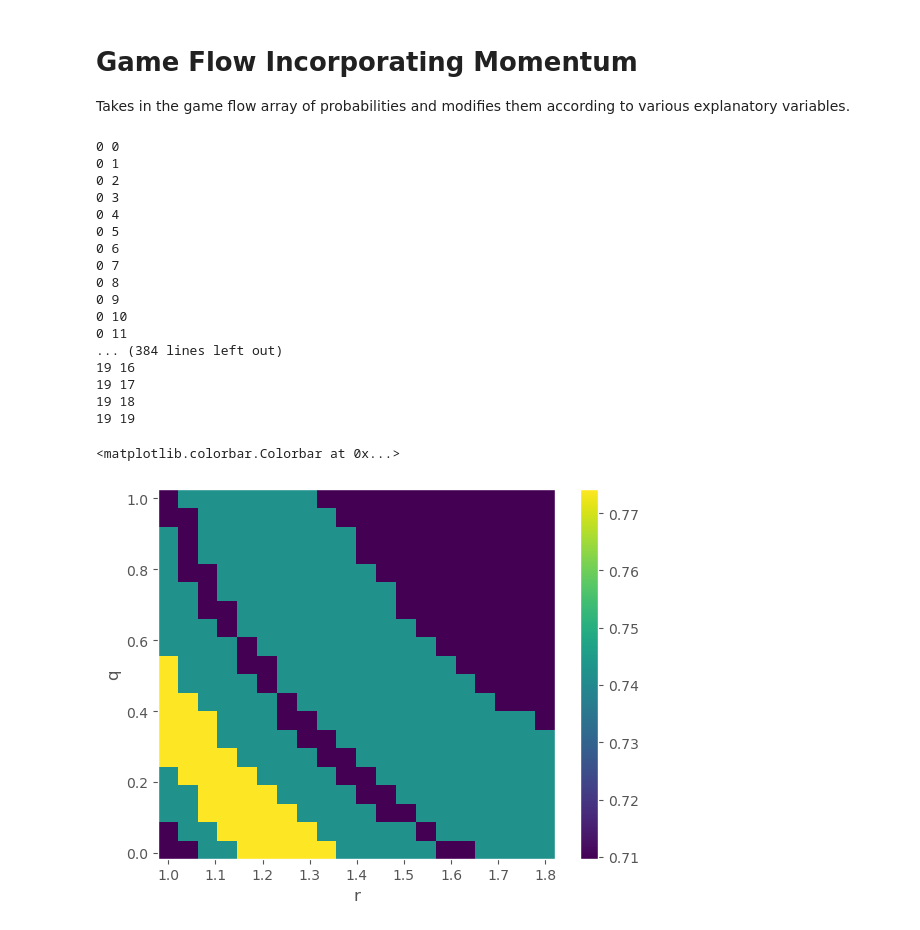
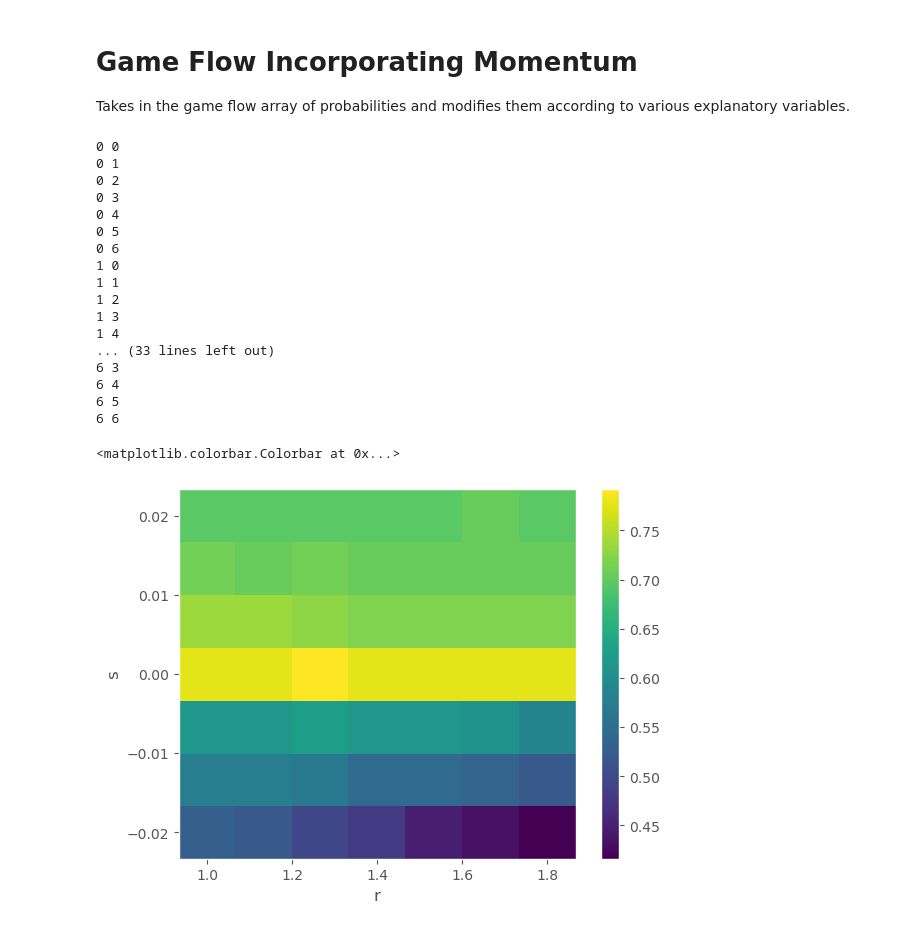
Before and after one commit to Alexkazmirchuk1/Tennis-Data-Analysis-Research, a Jupyter notebook: Main.ipynb, the cells around one changed output. Saved outputs shown, nothing was run; the diff lists cells and outputs as text; code cells hidden in the pictures.

```diff
--- a/Main.ipynb
+++ b/Main.ipynb
@@ -115,7 +115,7 @@ def modify_momentum(match_data, probability_array, player, r=1.3, q=.5):
 
     return probability_array
 
-def modify_momentum_err(match_data, momentum_array, player, s=1.02):
+def modify_momentum_err(match_data, momentum_array, player, s=.01):
     '''
     TODO: docstring describing purpose; inputs.
     '''
@@ -132,9 +132,10 @@ def modify_momentum_err(match_data, momentum_array, player, s=1.02):
         if (unf_err):
             n += 1
 
-        if (n >= 0):
-            array.append (((s**n) - 1) / (s**n) + (1 / (s**n)) * momentum_array[index])
-    return array
+        if n>= 0:
+            momentum_array[index] = momentum_array[index]+s*n
+            #array.append (((s**n) - 1) / (s**n) + (1 / (s**n)) * momentum_array[index])
+    return momentum_array
 # %%
 # 1 - Calculate serve probability (points_on_serves / total serves)
 # 2 - Calculate probability of winning a game from serve probability for each player
@@ -384,14 +385,14 @@ class MarkovChain:
 
         return result_array
 # %%
-FILE = '2023-wimbledon-data.csv'
-if True:
+FILE = '2021-wimbledon-data.csv'
+if False:
     # 2023 Matches
     MATCHES_TO_EXAMINE = ['2023-wimbledon-1301', '2023-wimbledon-1302', '2023-wimbledon-1303', '2023-wimbledon-1304', '2023-wimbledon-1305','2023-wimbledon-1306','2023-wimbledon-1307','2023-wimbledon-1308','2023-wimbledon-1309',
                         '2023-wimbledon-1310','2023-wimbledon-1311','2023-wimbledon-1312','2023-wimbledon-1313','2023-wimbledon-1314','2023-wimbledon-1315','2023-wimbledon-1316','2023-wimbledon-1401','2023-wimbledon-1402',
                         '2023-wimbledon-1403','2023-wimbledon-1404','2023-wimbledon-1405','2023-wimbledon-1406','2023-wimbledon-1407','2023-wimbledon-1408','2023-wimbledon-1501','2023-wimbledon-1502','2023-wimbledon-1503',
                         '2023-wimbledon-1504','2023-wimbledon-1601','2023-wimbledon-1602','2023-wimbledon-1701']
-if False:
+if True:
     # 2021 Matches
     MATCHES_TO_EXAMINE = [
                         '2021-wimbledon-1101', '2021-wimbledon-1102', '2021-wimbledon-1103', '2021-wimbledon-1104', '2021-wimbledon-1105',
@@ -422,13 +423,13 @@ if False:
 
 raw_data = pd.read_csv(FILE)
 
-num = 20
+num = 7
 
 nr = num
 ns = num
 nq = num
 rvalues = np.linspace(1, 1.8, nr)
-svalues = np.linspace(1, 1.1, ns)
+svalues = np.linspace(-.02, .02, ns)
 qvalues = np.linspace(0.01, 1, nq)
 
 results = np.zeros( (len(rvalues), len(qvalues)) )
@@ -444,7 +445,7 @@ for i,j in itertools.product( range(len(rvalues)), range(len(qvalues)) ):
 
     for MATCH_TO_EXAMINE in MATCHES_TO_EXAMINE:
         # TODO: redesign code so that files get loaded *once*, outside the loop.
-        model = MarkovChain(raw_data, MATCH_TO_EXAMINE, rv=rvalues[i], qv=qvalues[j])
+        model = MarkovChain(raw_data, MATCH_TO_EXAMINE, rv=rvalues[i], sv=svalues[j])
         model.train()
         #if i == 0 and j == 0:
         #     model.graph_momentum()
@@ -482,25 +483,25 @@ if False:
 0 4
 0 5
 0 6
-0 7
-0 8
-0 9
-0 10
-0 11
-... (384 lines left out)
-19 16
-19 17
-19 18
-19 19
+1 0
+1 1
+1 2
+1 3
+1 4
+... (33 lines left out)
+6 3
+6 4
+6 5
+6 6
 # %%
 # visualize results of parameter sweep.
 fig,ax = plt.subplots()
-cax = ax.pcolor(rvalues, qvalues, results.T)
-ax.set(xlabel='r', ylabel='q')
+cax = ax.pcolor(rvalues, svalues, results.T)
+ax.set(xlabel='r', ylabel='s')
 fig.colorbar(cax)
 # %% [output]
 <matplotlib.colorbar.Colorbar at 0x...>
-[figure, old version]
+[figure, new version]
 # %%
 results.T
 # %% [output]
```
Also changed, not shown: parts of 1 cell of this notebook, 1 other file.
